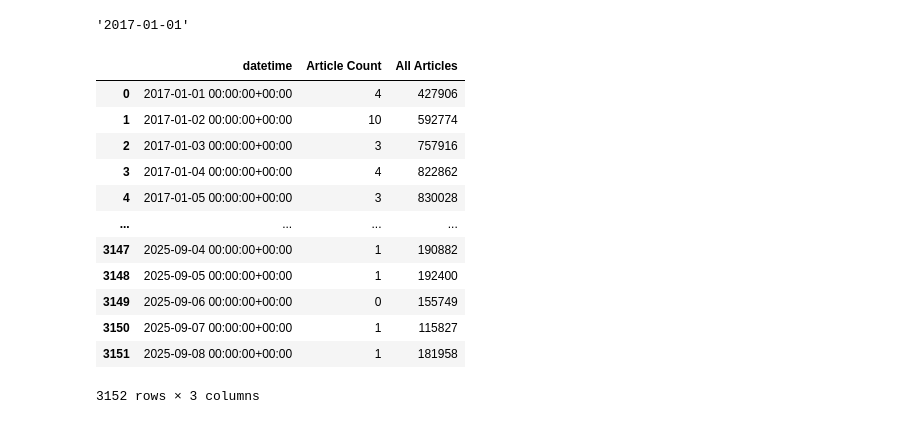
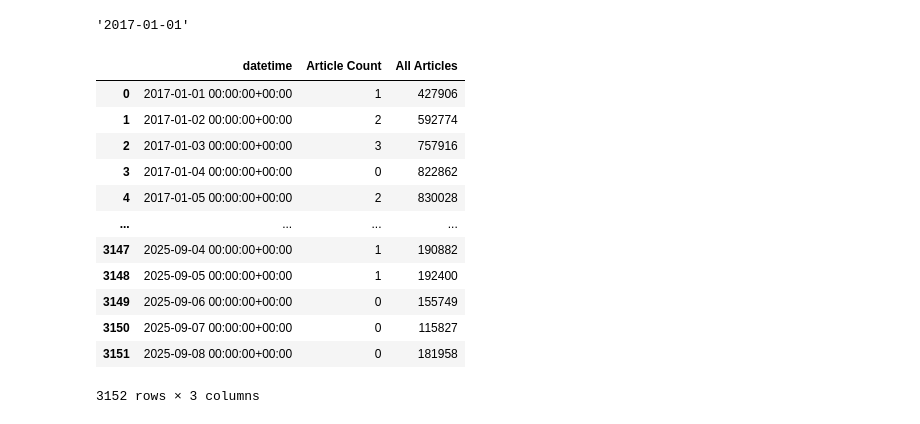
Before and after one commit to luisvivasg/masai, a Jupyter notebook: pruebas.ipynb, the cells around one changed output. Saved outputs shown, nothing was run; the diff lists cells and outputs as text; code cells hidden in the pictures.

```diff
--- a/pruebas.ipynb
+++ b/pruebas.ipynb
@@ -21,29 +21,29 @@ fecha_inicio
 # %%
 f = Filters(
 start_date = fecha_inicio,
 end_date = fecha_fin,
 #keyword = ["Zulu", "zulu"],
 num_records = 20,
 #theme = "TAX_ETHNICITY_INDIGENOUS",
-near = near(10, etnia, "Kenya"),
+near = near(10, etnia, "people"),
 #repeat = repeat(2, etnia),
 )
 timevol = gd.timeline_search("timelinevolraw", f)
 df = gd.article_search(f)
 timevol
 # %% [output]
 |  | datetime | Article Count | All Articles |
-| 0 | 2017-01-01 00:00:00+00:00 | 4 | 427906 |
-| 1 | 2017-01-02 00:00:00+00:00 | 10 | 592774 |
+| 0 | 2017-01-01 00:00:00+00:00 | 1 | 427906 |
+| 1 | 2017-01-02 00:00:00+00:00 | 2 | 592774 |
 | 2 | 2017-01-03 00:00:00+00:00 | 3 | 757916 |
-| 3 | 2017-01-04 00:00:00+00:00 | 4 | 822862 |
-| 4 | 2017-01-05 00:00:00+00:00 | 3 | 830028 |
+| 3 | 2017-01-04 00:00:00+00:00 | 0 | 822862 |
+| 4 | 2017-01-05 00:00:00+00:00 | 2 | 830028 |
 | ... | ... | ... | ... |
 | 3147 | 2025-09-04 00:00:00+00:00 | 1 | 190882 |
 | 3148 | 2025-09-05 00:00:00+00:00 | 1 | 192400 |
 | 3149 | 2025-09-06 00:00:00+00:00 | 0 | 155749 |
-| 3150 | 2025-09-07 00:00:00+00:00 | 1 | 115827 |
-| 3151 | 2025-09-08 00:00:00+00:00 | 1 | 181958 |
+| 3150 | 2025-09-07 00:00:00+00:00 | 0 | 115827 |
+| 3151 | 2025-09-08 00:00:00+00:00 | 0 | 181958 |
 3152 rows × 3 columns
 # %%
 df
```
Also changed, not shown: parts of 5 cells of this notebook, 2 other files.
